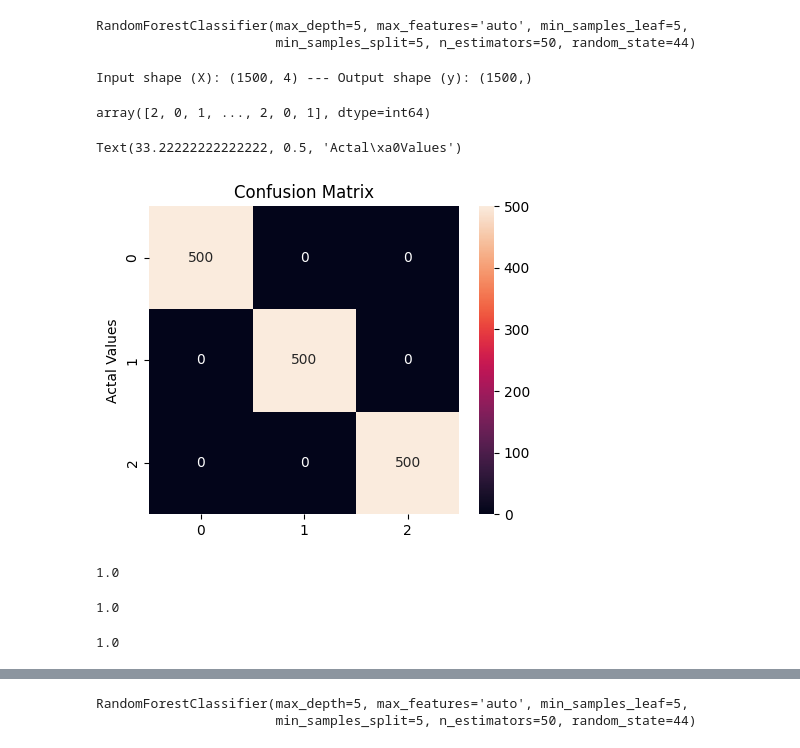
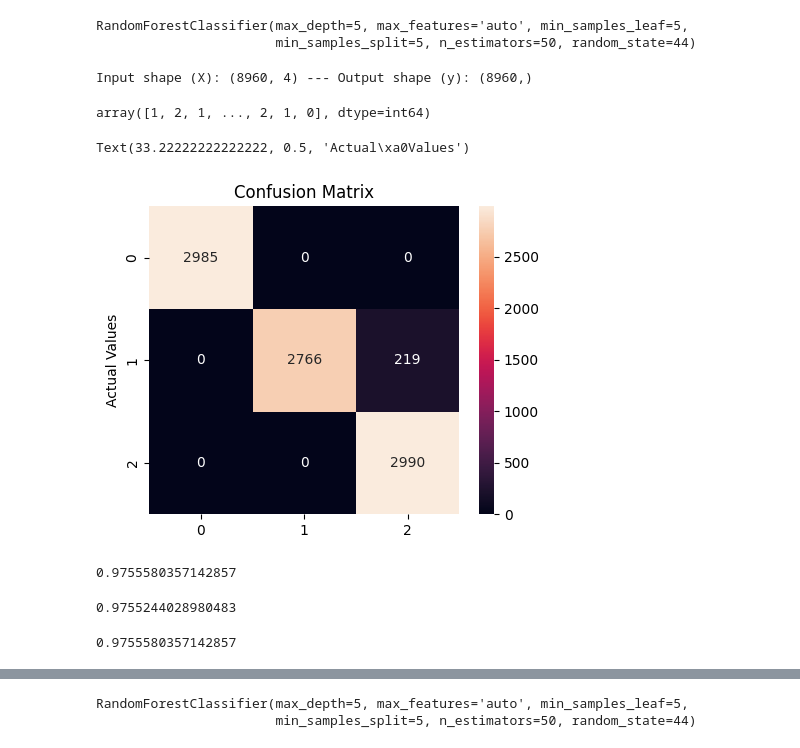
Before and after one commit to Carlo910/ReHand-Project, a Jupyter notebook: PYTHON/classification_randomforest.ipynb, the cells around one changed output, grey strips where cells are left out. Saved outputs shown, nothing was run; the diff lists cells and outputs as text; code cells hidden in the pictures.

```diff
--- a/PYTHON/classification_randomforest.ipynb
+++ b/PYTHON/classification_randomforest.ipynb
@@ -23,7 +23,7 @@ import pickle
 # Load Dataset
 # %%
 train_filename='dataset_training_new.csv'
-df=pd.read_csv(train_filename, nrows=9003, header=0,comment='#', na_values=[""])
+df=pd.read_csv(train_filename, nrows=15899, header=0,comment='#', na_values=[""])
 # %%
 # Data preparation
 X_train = df.drop(['target'], axis = 1).values
@@ -83,7 +83,7 @@ RandomForestClassifier(max_depth=5, max_features='auto', min_samples_leaf=5,
                        min_samples_split=5, n_estimators=50, random_state=44)
 # %%
 train_filename='dataset_test_new.csv'
-df_test=pd.read_csv(train_filename, nrows=1501, header=0,comment='#', na_values=[""])
+df_test=pd.read_csv(train_filename, nrows=8960, header=0,comment='#', na_values=[""])
 # %%
 # Data preparation
 X_test = df_test.drop(['target'], axis = 1).values
@@ -91,7 +91,7 @@ y_test = df_test['target'].values
 
 print("Input shape (X): {} --- Output shape (y): {}".format(X_test.shape, y_test.shape))
 # %% [output]
-Input shape (X): (1500, 4) --- Output shape (y): (1500,)
+Input shape (X): (8960, 4) --- Output shape (y): (8960,)
 # %%
 #shuffle
 X_test, y_test = shuffle(X_test, y_test)
@@ -99,7 +99,7 @@ X_test, y_test = shuffle(X_test, y_test)
 y_pred = rf_model.predict(X_test)
 y_pred
 # %% [output]
-array([2, 0, 1, ..., 2, 0, 1], dtype=int64)
+array([1, 2, 1, ..., 2, 1, 0], dtype=int64)
 # %%
 CM=confusion_matrix(y_test,y_pred)
 # %%
@@ -109,12 +109,12 @@ cm_df = pd.DataFrame(confusion_matrix(y_test,y_pred),
 # %%
 #Plotting the confusion matrix
 plt.figure(figsize=(5,4),)
 sns.heatmap(cm_df, annot=True, fmt='d')
 plt.title('Confusion Matrix')
-plt.ylabel('Actal Values')
+plt.ylabel('Actual Values')
 # %% [output]
-Text(33.22222222222222, 0.5, 'Actal\xa0Values')
+Text(33.22222222222222, 0.5, 'Actual\xa0Values')
-[figure, old version]
+[figure, new version]
 # %%
 def recall(y_test, y_pred):
     true_positives = K.sum(K.round(K.clip(y_test * y_pred, 0, 1, 2)))
@@ -137,19 +137,19 @@ def f1score(y_test, y_pred):
 acc = accuracy_score(y_test,y_pred)
 acc
 # %% [output]
-1.0
+0.9755580357142857
 # %%
 #f1 scores of different models on VALIDATION SET
 f1_model1 = f1_score(y_test,y_pred, average='weighted')
 f1_model1
 # %% [output]
-1.0
+0.9755244028980483
 # %%
 #RECALL of different models on VALIDATION SET
 recall1 = recall_score(y_test,y_pred, average='weighted')
 recall1
 # %% [output]
-1.0
+0.9755580357142857
 # %%
 #save
 with open('rf_model.pkl', 'wb') as f:
```
Also changed, not shown: parts of 4 cells of this notebook, 20 other files.
